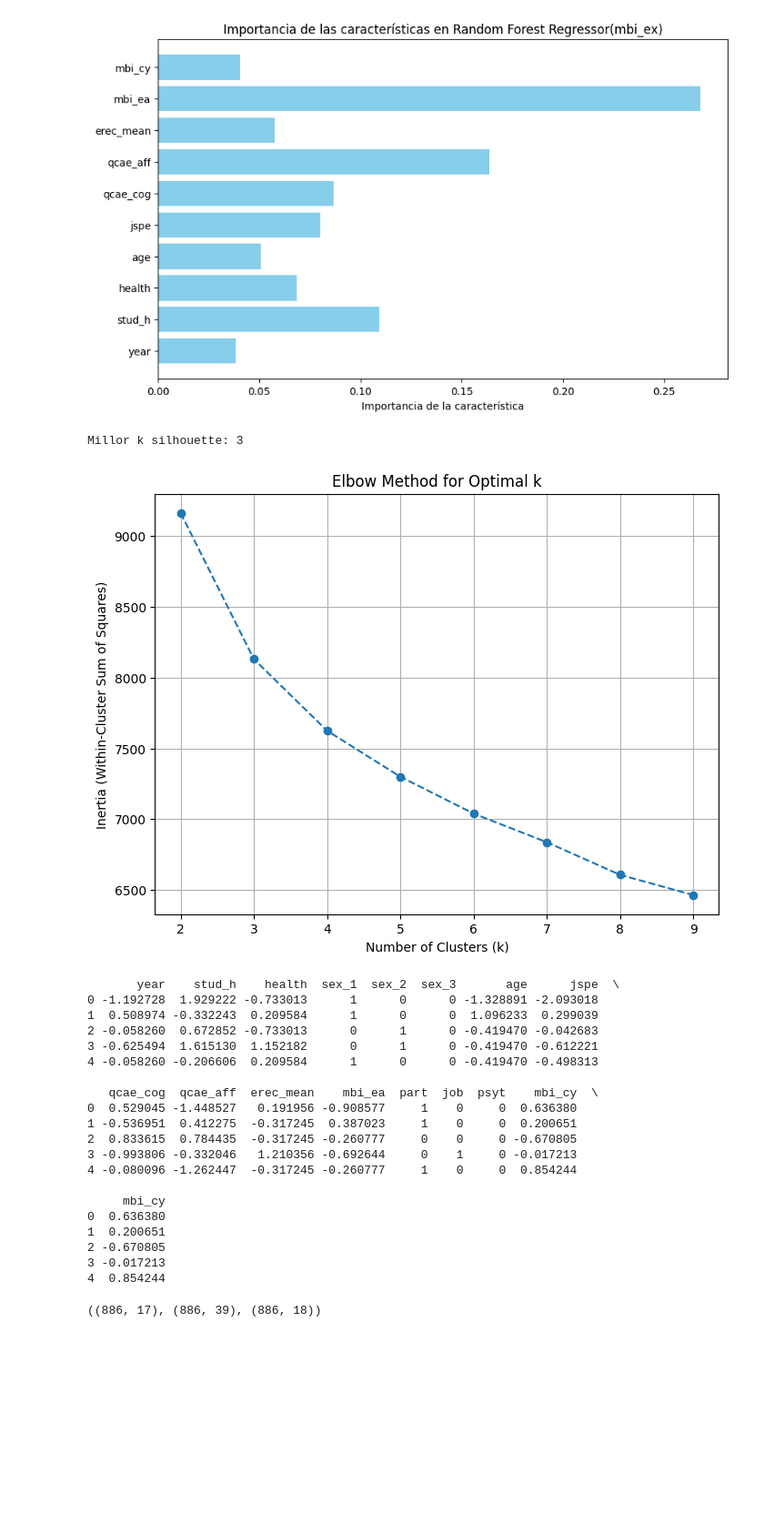
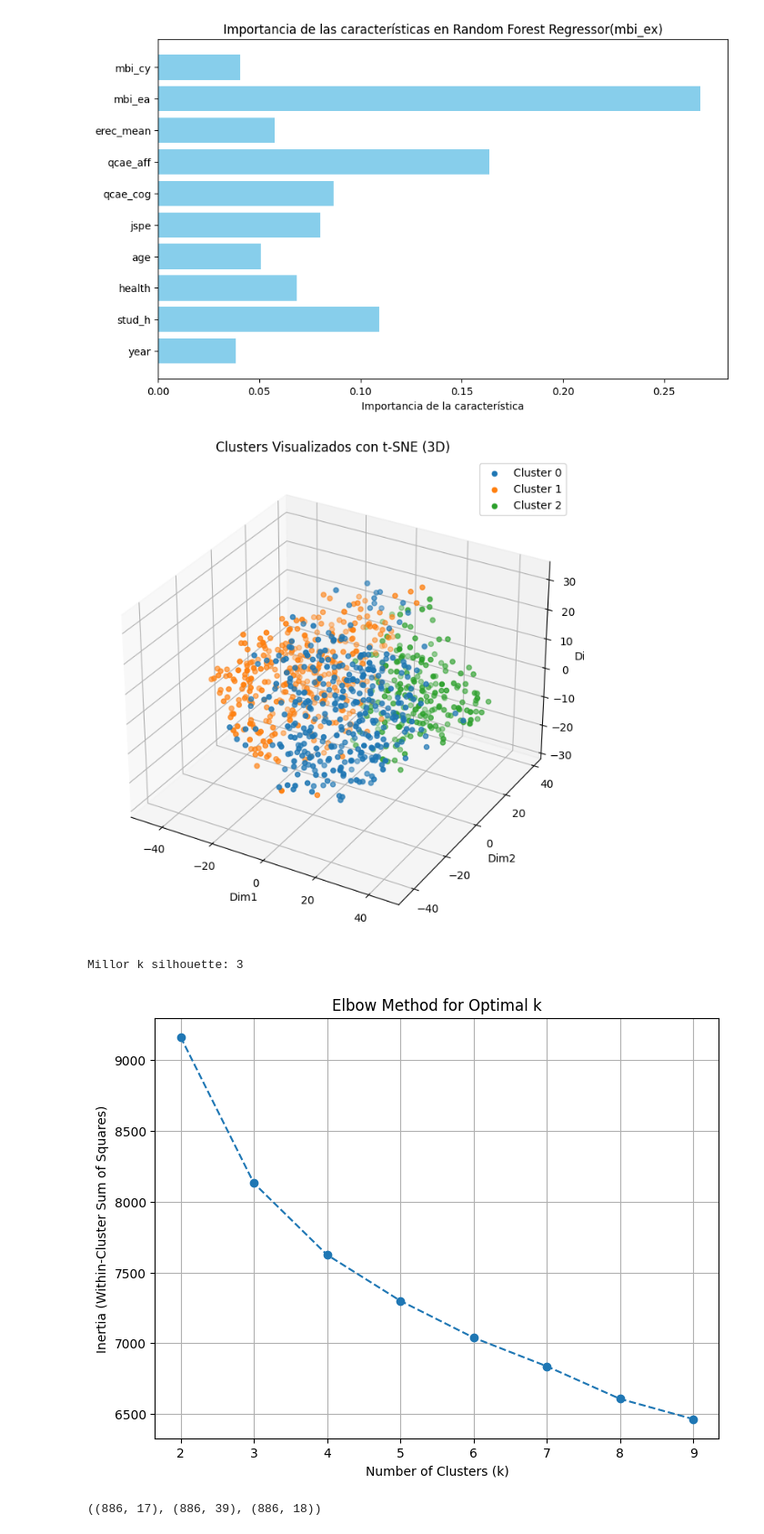
Before and after one commit to DCC-UAB/ACproject-05-grup, a Jupyter notebook: dataset1/test_final.ipynb, the cells around one changed output. Shown at 91% size. Cells and saved outputs as stored; diff of their text form; code cells hidden in the pictures; blank space fills up the shorter version.

Commit message:
Clusterings acabats

```diff
--- a/dataset1/test_final.ipynb
+++ b/dataset1/test_final.ipynb
@@ -336,6 +330,7 @@ Coeficiente de determinación (R²): 0.3315268025359659
 import matplotlib.pyplot as plt
 from sklearn.cluster import KMeans
 from sklearn.metrics import silhouette_score
+from sklearn.manifold import TSNE
 
 def kmeans(dfs, max_k=10):
     df_t = dfs.copy()
@@ -359,56 +354,60 @@ def kmeans(dfs, max_k=10):
                 sil_best_k = k
             ##
 
 
         inertia.append(model.inertia_)
         cluster_centers = model.cluster_centers_
         clusterings.append((k, clusters, cluster_centers))
 
+        if k==3:
+            tsne = TSNE(n_components=3, random_state=42, n_iter=1000)
+            tsne_result = tsne.fit_transform(df_t)
+            tsne_df = pd.DataFrame(tsne_result, columns=['Dim1', 'Dim2', 'Dim3'])
+            tsne_df['Cluster'] = clusters
+
+
+            fig = plt.figure(figsize=(10, 8))
+            ax = fig.add_subplot(111, projection='3d')
+
+            for cluster in range(3):
+                cluster_data = tsne_df[tsne_df['Cluster'] == cluster]
+                ax.scatter(cluster_data['Dim1'], cluster_data['Dim2'], cluster_data['Dim3'], label=f'Cluster {cluster}')
+
+            ax.set_title('Clusters Visualizados con t-SNE (3D)')
+            ax.set_xlabel('Dim1')
+            ax.set_ylabel('Dim2')
+            ax.set_zlabel('Dim3')
+            ax.legend()
+            plt.show()
+
     # Silhouette
     print("Millor k silhouette:", sil_best_k)
 
     # Plot clustering results for each k, 2 plots per row
     num_plots = len(clusterings)
     num_cols = 2
 
     plt.figure(figsize=(8, 6))
     k_values = range(2, max_k + 1)
     plt.plot(k_values, inertia, marker='o', linestyle='--')
     plt.xlabel('Number of Clusters (k)')
     plt.ylabel('Inertia (Within-Cluster Sum of Squares)')
     plt.title('Elbow Method for Optimal k')
     plt.xticks(k_values)
     plt.grid(True)
     plt.show()
 
     return clusterings
 
 
+
 c = kmeans(x2, 9)
-print(x2.head())
+
+# print(x2.head())
 # %% [output]
+[figure, new version]
 Millor k silhouette: 3
-[figure, old version]
-       year    stud_h    health  sex_1  sex_2  sex_3       age      jspe  \
-0 -1.192728  1.929222 -0.733013      1      0      0 -1.328891 -2.093018
-1  0.508974 -0.332243  0.209584      1      0      0  1.096233  0.299039
-2 -0.058260  0.672852 -0.733013      0      1      0 -0.419470 -0.042683
-3 -0.625494  1.615130  1.152182      0      1      0 -0.419470 -0.612221
-4 -0.058260 -0.206606  0.209584      1      0      0 -0.419470 -0.498313
-
-   qcae_cog  qcae_aff  erec_mean    mbi_ea  part  job  psyt    mbi_cy  \
-0  0.529045 -1.448527   0.191956 -0.908577     1    0     0  0.636380
-1 -0.536951  0.412275  -0.317245  0.387023     1    0     0  0.200651
-2  0.833615  0.784435  -0.317245 -0.260777     0    0     0 -0.670805
-3 -0.993806 -0.332046   1.210356 -0.692644     0    1     0 -0.017213
-4 -0.080096 -1.262447  -0.317245 -0.260777     1    0     0  0.854244
-
-     mbi_cy
-0  0.636380
-1  0.200651
-2 -0.670805
-3 -0.017213
-4  0.854244
+[figure, added]
 # %%
 x2.shape, df_final.shape, df.shape
 # %% [output]
```
Also changed, not shown: parts of 5 cells of this notebook, 12 other files.
